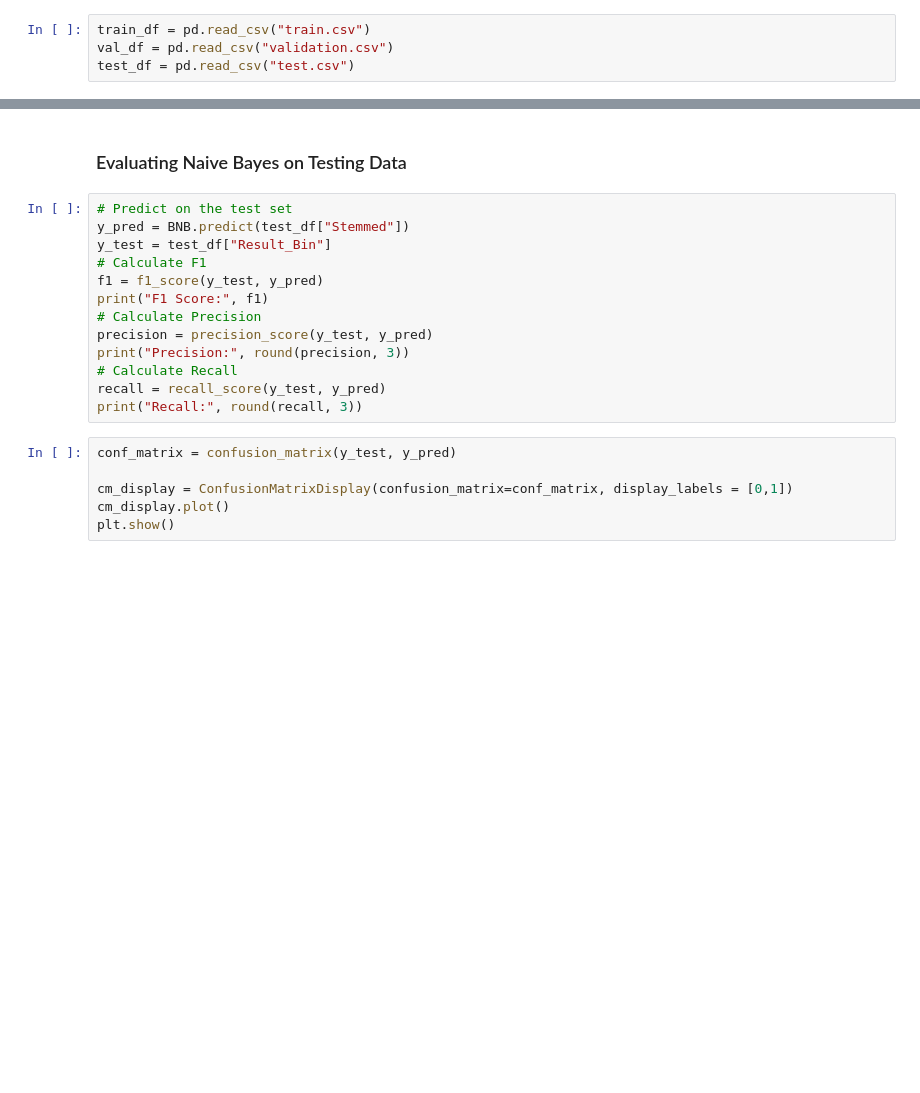
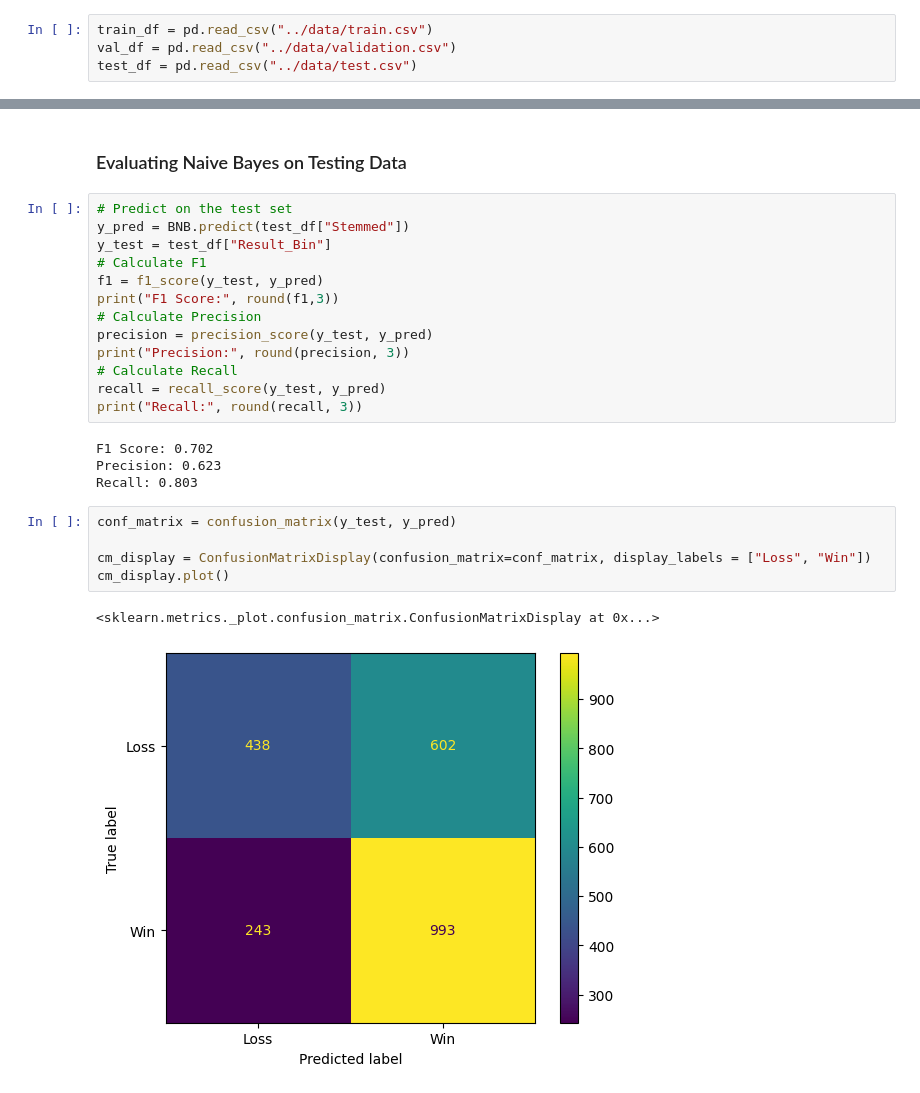
Before and after one commit to tulane-cmps6730/project-reddit, a Jupyter notebook: notebooks/Experiment-Naive_Bayes.ipynb, the cells around one changed output, grey strips where cells are left out. Saved outputs shown, nothing was run; the diff lists cells and outputs as text; blank space fills up the shorter version.

```diff
--- a/notebooks/Experiment-Naive_Bayes.ipynb
+++ b/notebooks/Experiment-Naive_Bayes.ipynb
@@ -7,9 +8,9 @@ from sklearn.metrics import f1_score
 from sklearn.naive_bayes import BernoulliNB
 from sklearn.metrics import confusion_matrix, ConfusionMatrixDisplay
 # %%
-train_df = pd.read_csv("train.csv")
-val_df = pd.read_csv("validation.csv")
-test_df = pd.read_csv("test.csv")
+train_df = pd.read_csv("../data/train.csv")
+val_df = pd.read_csv("../data/validation.csv")
+test_df = pd.read_csv("../data/test.csv")
 # %% [markdown]
 ### Evaluating Naive Bayes on Validation Data
 # %%
@@ -42,16 +49,22 @@ y_pred = BNB.predict(test_df["Stemmed"])
 y_test = test_df["Result_Bin"]
 # Calculate F1
 f1 = f1_score(y_test, y_pred)
-print("F1 Score:", f1)
+print("F1 Score:", round(f1,3))
 # Calculate Precision
 precision = precision_score(y_test, y_pred)
 print("Precision:", round(precision, 3))
 # Calculate Recall
 recall = recall_score(y_test, y_pred)
 print("Recall:", round(recall, 3))
+# %% [output]
+F1 Score: 0.702
+Precision: 0.623
+Recall: 0.803
 # %%
 conf_matrix = confusion_matrix(y_test, y_pred)
 
-cm_display = ConfusionMatrixDisplay(confusion_matrix=conf_matrix, display_labels = [0,1])
+cm_display = ConfusionMatrixDisplay(confusion_matrix=conf_matrix, display_labels = ["Loss", "Win"])
 cm_display.plot()
-plt.show()
+# %% [output]
+<sklearn.metrics._plot.confusion_matrix.ConfusionMatrixDisplay at 0x...>
+[figure, added]
```
Also changed, not shown: parts of 3 cells of this notebook, 3 other files.
